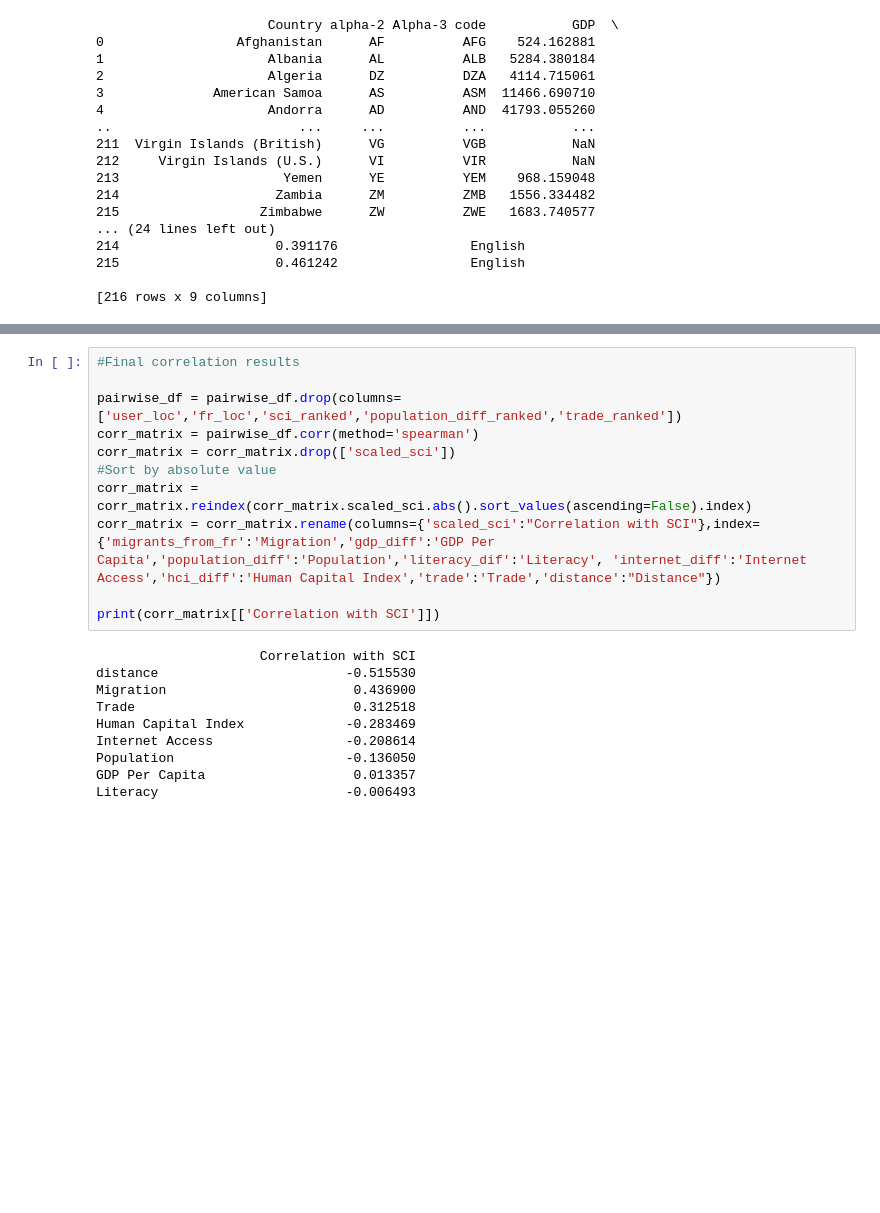
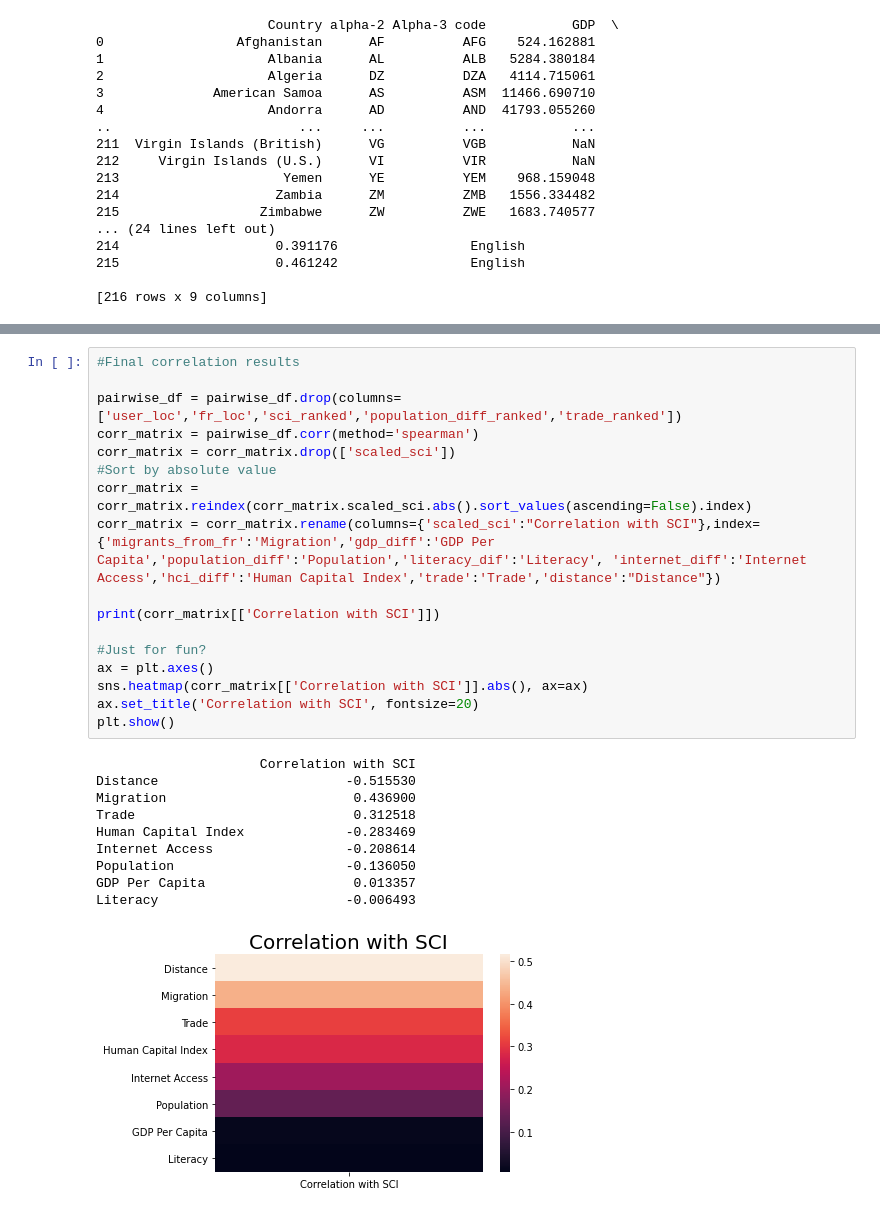
Before and after one commit to jonahdf/social-connectedness, a Jupyter notebook: check_collinearity.ipynb, the cells around one changed output, grey strips where cells are left out. Cells and saved outputs as stored; diff of their text form; blank space fills up the shorter version.

```diff
--- a/check_collinearity.ipynb
+++ b/check_collinearity.ipynb
@@ -75,21 +75,28 @@ plt.show()
 # %%
 #Final correlation results
 
 pairwise_df = pairwise_df.drop(columns=['user_loc','fr_loc','sci_ranked','population_diff_ranked','trade_ranked'])
 corr_matrix = pairwise_df.corr(method='spearman')
 corr_matrix = corr_matrix.drop(['scaled_sci'])
 #Sort by absolute value
 corr_matrix = corr_matrix.reindex(corr_matrix.scaled_sci.abs().sort_values(ascending=False).index)
 corr_matrix = corr_matrix.rename(columns={'scaled_sci':"Correlation with SCI"},index={'migrants_from_fr':'Migration','gdp_diff':'GDP Per Capita','population_diff':'Population','literacy_dif':'Literacy', 'internet_diff':'Internet Access','hci_diff':'Human Capital Index','trade':'Trade','distance':"Distance"})
 
 print(corr_matrix[['Correlation with SCI']])
+
+#Just for fun?
+ax = plt.axes()
+sns.heatmap(corr_matrix[['Correlation with SCI']].abs(), ax=ax)
+ax.set_title('Correlation with SCI', fontsize=20)
+plt.show()
 # %% [output]
                      Correlation with SCI
-distance                        -0.515530
+Distance                        -0.515530
 Migration                        0.436900
 Trade                            0.312518
 Human Capital Index             -0.283469
 Internet Access                 -0.208614
 Population                      -0.136050
 GDP Per Capita                   0.013357
 Literacy                        -0.006493
+[figure, added]
```
Also changed, not shown: parts of 4 cells of this notebook.
